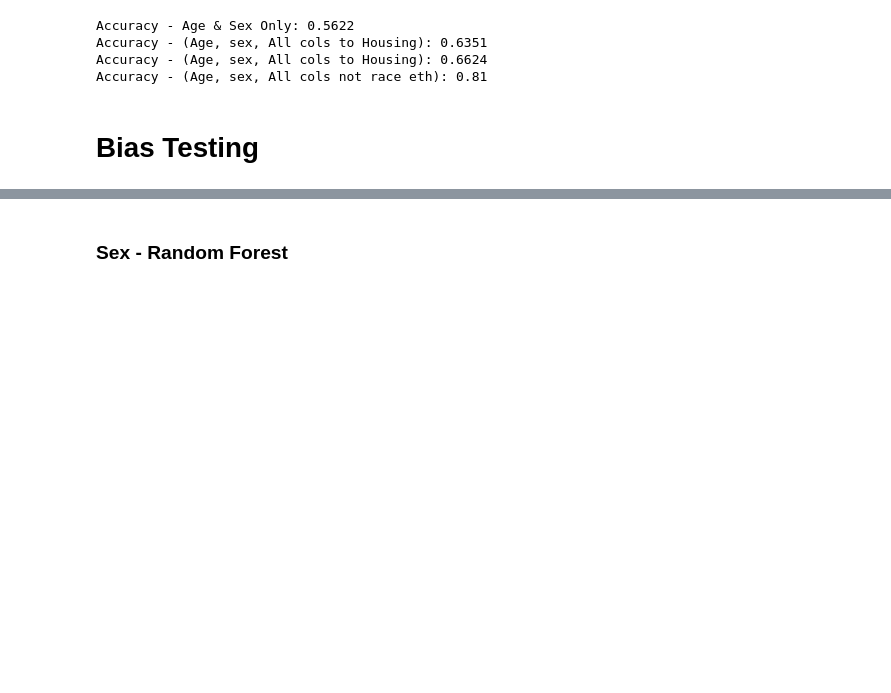
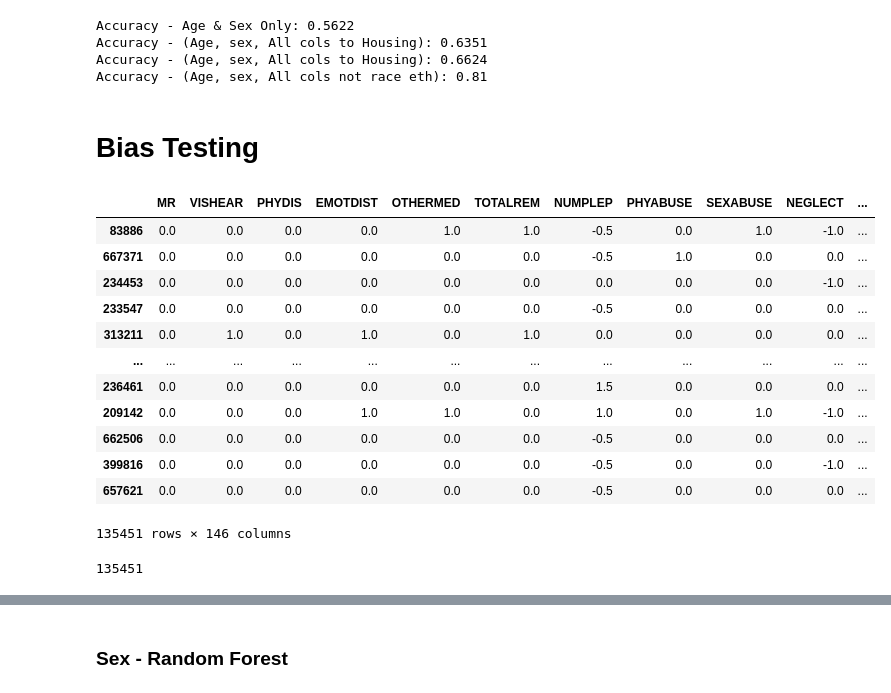
Before and after one commit to sophie2chance2/foster_care_analysis, a Jupyter notebook: working.ipynb, the cells around one changed output, grey strips where cells are left out. Saved outputs shown, nothing was run; the diff lists cells and outputs as text; code cells hidden in the pictures; blank space fills up the shorter version.

```diff
--- a/working.ipynb
+++ b/working.ipynb
@@ -777,3 +836,24 @@ Accuracy - (Age, sex, All cols to Housing): 0.6624
 Accuracy - (Age, sex, All cols not race eth): 0.81
 # %% [markdown]
 # Bias Testing
+# %%
+rf_test_df
+# %% [output]
+|  | MR | VISHEAR | PHYDIS | EMOTDIST | OTHERMED | TOTALREM | NUMPLEP | PHYABUSE | SEXABUSE | NEGLECT | ... |
+| 83886 | 0.0 | 0.0 | 0.0 | 0.0 | 1.0 | 1.0 | -0.5 | 0.0 | 1.0 | -1.0 | ... |
+| 667371 | 0.0 | 0.0 | 0.0 | 0.0 | 0.0 | 0.0 | -0.5 | 1.0 | 0.0 | 0.0 | ... |
+| 234453 | 0.0 | 0.0 | 0.0 | 0.0 | 0.0 | 0.0 | 0.0 | 0.0 | 0.0 | -1.0 | ... |
+| 233547 | 0.0 | 0.0 | 0.0 | 0.0 | 0.0 | 0.0 | -0.5 | 0.0 | 0.0 | 0.0 | ... |
+| 313211 | 0.0 | 1.0 | 0.0 | 1.0 | 0.0 | 1.0 | 0.0 | 0.0 | 0.0 | 0.0 | ... |
+| ... | ... | ... | ... | ... | ... | ... | ... | ... | ... | ... | ... |
+| 236461 | 0.0 | 0.0 | 0.0 | 0.0 | 0.0 | 0.0 | 1.5 | 0.0 | 0.0 | 0.0 | ... |
+| 209142 | 0.0 | 0.0 | 0.0 | 1.0 | 1.0 | 0.0 | 1.0 | 0.0 | 1.0 | -1.0 | ... |
+| 662506 | 0.0 | 0.0 | 0.0 | 0.0 | 0.0 | 0.0 | -0.5 | 0.0 | 0.0 | 0.0 | ... |
+| 399816 | 0.0 | 0.0 | 0.0 | 0.0 | 0.0 | 0.0 | -0.5 | 0.0 | 0.0 | -1.0 | ... |
+| 657621 | 0.0 | 0.0 | 0.0 | 0.0 | 0.0 | 0.0 | -0.5 | 0.0 | 0.0 | 0.0 | ... |
+135451 rows × 146 columns
+# %%
+len(rf_y_pred)
+# len(y_test)
+# %% [output]
+135451
```
Also changed, not shown: parts of 13 cells of this notebook.
